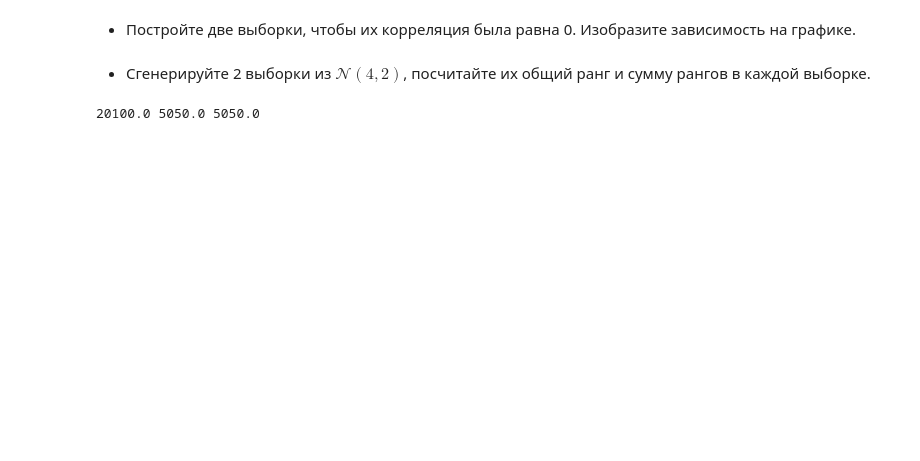
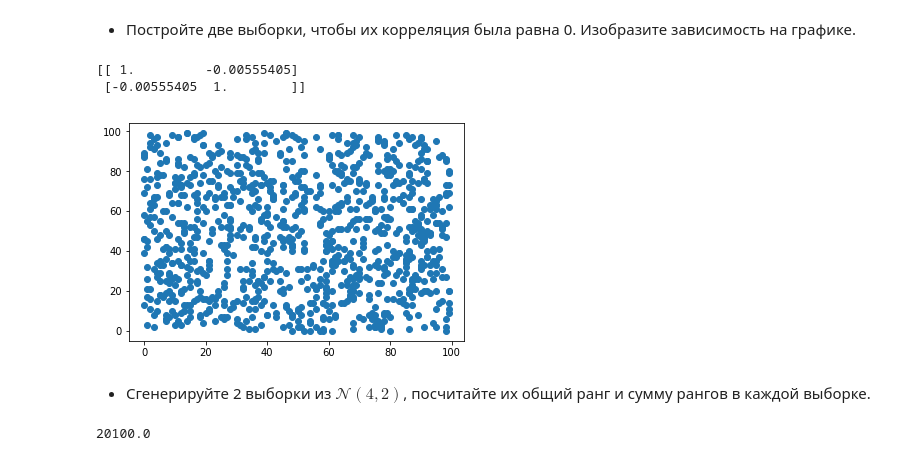
Before and after one commit to dataeli/netology-terver, a Jupyter notebook: hw2.ipynb, the cells around one changed output. Cells and saved outputs as stored; diff of their text form; code cells hidden in the pictures; blank space fills up the shorter version.

```diff
--- a/hw2.ipynb
+++ b/hw2.ipynb
@@ -310,3 +335,13 @@ plt.legend(['Student df=5', 'Student df=10','Student df=20','Student df=40', 'no
+# %%
+a = np.random.randint(0, 100, 1000)
+b = np.random.randint(0, 100, 1000)
+corr_coe = np.corrcoef(a,b)
+plt.scatter(a,b)
+print(corr_coe)
+# %% [output]
+[[ 1.         -0.00555405]
+ [-0.00555405  1.        ]]
+[figure, added]
 # %% [markdown]
 - Сгенерируйте 2 выборки из $\mathcal{N}(4,2)$, посчитайте их общий ранг и сумму рангов в каждой выборке.
 # %%
@@ -315,8 +350,7 @@ sample_1 = norm_rv.rvs(100)
 sample_2 = norm_rv.rvs(100)
 sample = np.concatenate((sample_1, sample_2))
 sum_rang = sum(stats.rankdata(sample))
-rang1 = sum(stats.rankdata(sample_1))
-rang2 = sum(stats.rankdata(sample_2))
-print(sum_rang, rang1, rang2)
+
+print(sum_rang)
 # %% [output]
-20100.0 5050.0 5050.0
+20100.0
```
Also changed, not shown: parts of 21 cells of this notebook.
